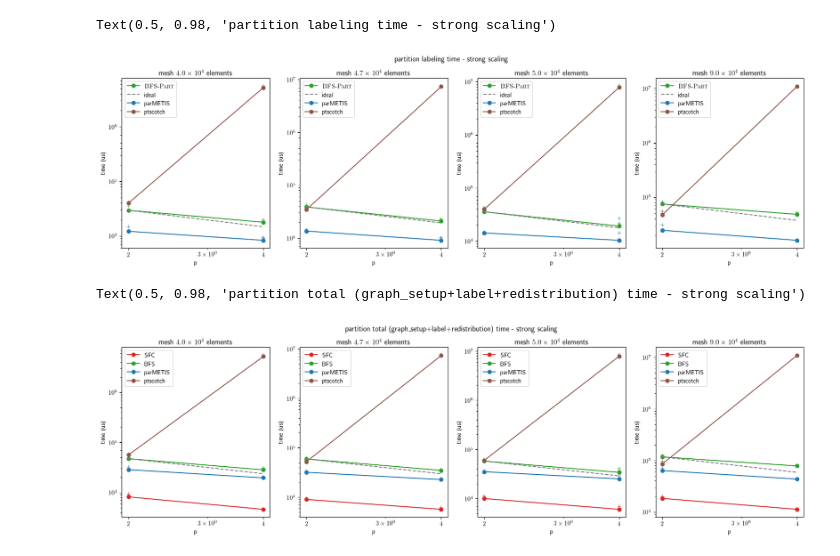
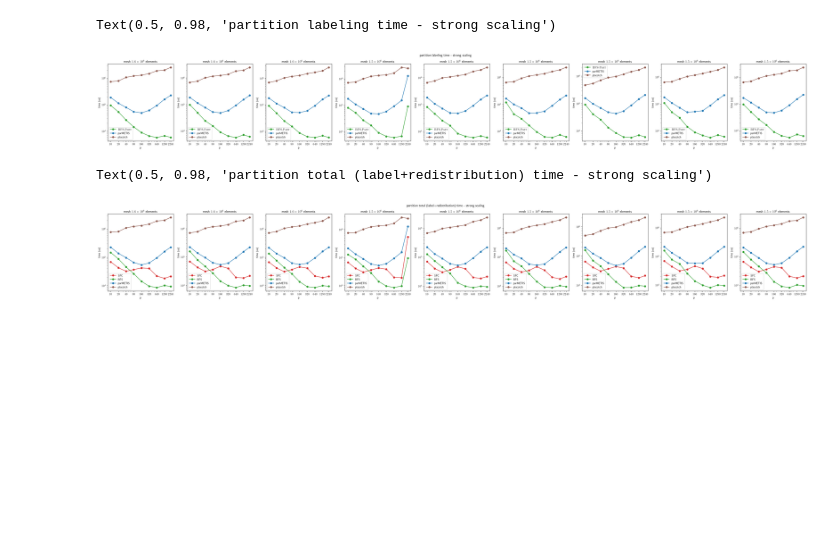
Before and after one commit to paralab/partition, a Jupyter notebook: mpi-cpp/scaling_plot.ipynb, the cells around one changed output. Saved outputs shown, nothing was run; the diff lists cells and outputs as text; code cells hidden in the pictures; blank space fills up the shorter version.

```diff
--- a/mpi-cpp/scaling_plot.ipynb
+++ b/mpi-cpp/scaling_plot.ipynb
@@ -49,7 +49,10 @@ input_file_name = 'results/frontera-scaling-front_bfs-200spmv-2ndlargetet-5rfnrn
 
 # input_file_name = "results/frontera-scaling-front_bfs-200spmv-2ndlargehex-5rfnrnds___2024-08-05__20-35-58.json"
 
-input_file_name = 'test.json'
+# input_file_name = 'results/diffusion_10_largest_tet_5-async-rnds-collective_12guess_1-1max__2025-03-21__12-59-41.json'
+input_file_name = "results/diffusion_10_largest_tet_weighted-vtex-edg__2025-03-24__16-05-49.json"
+input_file_name = "results/diffusion_10_largest_tet_weighted-vtex-edg-0-8epsilon__2025-03-24__18-07-00.json"
+# input_file_name = "results/diffusion_octrees_20rnds__2025-03-24__22-44-12.json"
 # %%
 df = pd.read_json(input_file_name, orient='records',lines=True)
 # print(df)
@@ -118,11 +121,11 @@ for mesh_idx in range(mesh_count):
 
 
 
-    # plotting ideal scaling for BFS
-    min_proc_count = min_df['np'].min()
-    min_proc_BFS_time = min_df[min_df['np'] == min_proc_count].loc[0,'BFS_labeling_time']
-    min_df['BFS_time_ideal_scaling'] = min_proc_BFS_time * (min_proc_count/min_df['np'])
-    axs[mesh_idx].plot(min_df['np'], min_df['BFS_time_ideal_scaling'],color='grey', label=f"ideal", marker='', linestyle='--')
+    # # plotting ideal scaling for BFS
+    # min_proc_count = min_df['np'].min()
+    # min_proc_BFS_time = min_df[min_df['np'] == min_proc_count].loc[0,'BFS_labeling_time']
+    # min_df['BFS_time_ideal_scaling'] = min_proc_BFS_time * (min_proc_count/min_df['np'])
+    # axs[mesh_idx].plot(min_df['np'], min_df['BFS_time_ideal_scaling'],color='grey', label=f"ideal", marker='', linestyle='--')
 
     # plotting parMETIS time
     min_rows = filtered_df.groupby(['np'])['parMETIS_labeling_time'].transform(AGGREGATION_METHOD) == filtered_df['parMETIS_labeling_time']
@@ -137,38 +140,38 @@ for mesh_idx in range(mesh_count):
     axs[mesh_idx].plot(min_df['np'], min_df['ptscotch_labeling_time'],color=plot_colors[3], label=f"ptscotch", marker='o')
 
     # ## Annotate each point with its y value
     # for i in range(len(min_df)):
     #     axs[mesh_idx].annotate(format_scientific_notation_with_superscript(min_df["parMETIS_labeling_time"][i]), (min_df['np'][i], min_df['parMETIS_labeling_time'][i]), textcoords="offset points", xytext=(0,5), ha='center')
 
 
 
 
 
 
-    # plotting individual data points
-    axs[mesh_idx].scatter(filtered_df['np'], filtered_df['BFS_labeling_time'], color=plot_colors[1], marker='+', alpha=0.5, label='_BFS data')
-    axs[mesh_idx].scatter(filtered_df['np'], filtered_df['parMETIS_labeling_time'], color=plot_colors[2], marker='+', alpha=0.5, label='_parMETIS data')
-    axs[mesh_idx].scatter(filtered_df['np'], filtered_df['ptscotch_labeling_time'], color=plot_colors[3], marker='+', alpha=0.5, label='_ptscotch data')
+    # # plotting individual data points
+    # axs[mesh_idx].scatter(filtered_df['np'], filtered_df['BFS_labeling_time'], color=plot_colors[1], marker='+', alpha=0.5, label='_BFS data')
+    # axs[mesh_idx].scatter(filtered_df['np'], filtered_df['parMETIS_labeling_time'], color=plot_colors[2], marker='+', alpha=0.5, label='_parMETIS data')
+    # axs[mesh_idx].scatter(filtered_df['np'], filtered_df['ptscotch_labeling_time'], color=plot_colors[3], marker='+', alpha=0.5, label='_ptscotch data')
 
 
 
 
     axs[mesh_idx].set_xscale('log')
     axs[mesh_idx].set_yscale('log')
     axs[mesh_idx].set_xticks(filtered_df['np'].unique())
     axs[mesh_idx].get_xaxis().set_major_formatter(ScalarFormatter())
 
     axs[mesh_idx].set_title("mesh   "+   format_scientific_notation_with_superscript(element_count)+ " elements")
     axs[mesh_idx].set_xlabel('p')
     axs[mesh_idx].set_ylabel('time (us)')
 
 
 
     axs[mesh_idx].legend()
 fig.suptitle('partition labeling time - strong scaling')
 # %% [output]
 Text(0.5, 0.98, 'partition labeling time - strong scaling')
-[figure, old version]
+[figure, new version]
 # %%
 fig, axs = plt.subplots(1, mesh_count, figsize=(5*mesh_count, 5))
 
@@ -181,9 +184,9 @@ for mesh_idx in range(mesh_count):
     filtered_df.reset_index(drop=True, inplace=True)
     element_count = filtered_df.loc[0, 'n']
 
-    filtered_df['BFS_total_time'] = filtered_df['graph_setup_time'] + filtered_df['BFS_labeling_time']  + filtered_df['BFS_redistribution_time']
-    filtered_df['parMETIS_total_time'] = filtered_df['graph_setup_time'] + filtered_df['parMETIS_labeling_time']  + filtered_df['parMETIS_redistribution_time']
-    filtered_df['ptscotch_total_time'] = filtered_df['graph_setup_time'] + filtered_df['ptscotch_labeling_time']  + filtered_df['ptscotch_redistribution_time']
+    filtered_df['BFS_total_time'] = filtered_df['BFS_labeling_time']  + filtered_df['BFS_redistribution_time']
+    filtered_df['parMETIS_total_time'] = filtered_df['parMETIS_labeling_time']  + filtered_df['parMETIS_redistribution_time']
+    filtered_df['ptscotch_total_time'] = filtered_df['ptscotch_labeling_time']  + filtered_df['ptscotch_redistribution_time']
 
     # filtered_df['BFS_total_time'] = filtered_df['BFS_labeling_time']  + filtered_df['BFS_redistribution_time']
     # filtered_df['parMETIS_total_time'] = filtered_df['parMETIS_labeling_time']  + filtered_df['parMETIS_redistribution_time']
@@ -202,11 +205,11 @@ for mesh_idx in range(mesh_count):
     min_df.reset_index(drop=True, inplace=True)
     axs[mesh_idx].plot(min_df['np'], min_df['BFS_total_time'],color=plot_colors[1], label=f"BFS", marker='o')
 
-    # plotting ideal scaling for BFS
-    min_proc_count = min_df['np'].min()
-    min_proc_BFS_time = min_df[min_df['np'] == min_proc_count].loc[0,'BFS_total_time']
-    min_df['BFS_total_time_ideal_scaling'] = min_proc_BFS_time * (min_proc_count/min_df['np'])
-    axs[mesh_idx].plot(min_df['np'], min_df['BFS_total_time_ideal_scaling'],color='grey', label=f"_ideal", marker='', linestyle='--')
+    # # plotting ideal scaling for BFS
+    # min_proc_count = min_df['np'].min()
+    # min_proc_BFS_time = min_df[min_df['np'] == min_proc_count].loc[0,'BFS_total_time']
+    # min_df['BFS_total_time_ideal_scaling'] = min_proc_BFS_time * (min_proc_count/min_df['np'])
+    # axs[mesh_idx].plot(min_df['np'], min_df['BFS_total_time_ideal_scaling'],color='grey', label=f"_ideal", marker='', linestyle='--')
 
     # plotting parMETIS time
     min_rows = filtered_df.groupby(['np'])['parMETIS_total_time'].transform(AGGREGATION_METHOD) == filtered_df['parMETIS_total_time']
@@ -222,11 +225,11 @@ for mesh_idx in range(mesh_count):
 
 
 
-    # plotting individual data points
-    axs[mesh_idx].scatter(filtered_df['np'], filtered_df['SFC_morton_partition_time'], color=plot_colors[0], marker='+', alpha=0.5, label='_SFC data')
-    axs[mesh_idx].scatter(filtered_df['np'], filtered_df['BFS_total_time'], color=plot_colors[1], marker='+', alpha=0.5, label='_BFS data')
-    axs[mesh_idx].scatter(filtered_df['np'], filtered_df['parMETIS_total_time'], color=plot_colors[2], marker='+', alpha=0.5, label='_parMETIS data')
-    axs[mesh_idx].scatter(filtered_df['np'], filtered_df['ptscotch_total_time'], color=plot_colors[3], marker='+', alpha=0.5, label='_ptscotch data')
+    # # plotting individual data points
+    # axs[mesh_idx].scatter(filtered_df['np'], filtered_df['SFC_morton_partition_time'], color=plot_colors[0], marker='+', alpha=0.5, label='_SFC data')
+    # axs[mesh_idx].scatter(filtered_df['np'], filtered_df['BFS_total_time'], color=plot_colors[1], marker='+', alpha=0.5, label='_BFS data')
+    # axs[mesh_idx].scatter(filtered_df['np'], filtered_df['parMETIS_total_time'], color=plot_colors[2], marker='+', alpha=0.5, label='_parMETIS data')
+    # axs[mesh_idx].scatter(filtered_df['np'], filtered_df['ptscotch_total_time'], color=plot_colors[3], marker='+', alpha=0.5, label='_ptscotch data')
 
 
 
@@ -245,7 +248,7 @@ for mesh_idx in range(mesh_count):
 
 
     axs[mesh_idx].legend()
-fig.suptitle('partition total (graph_setup+label+redistribution) time - strong scaling')
+fig.suptitle('partition total (label+redistribution) time - strong scaling')
 # %% [output]
-Text(0.5, 0.98, 'partition total (graph_setup+label+redistribution) time - strong scaling')
+Text(0.5, 0.98, 'partition total (label+redistribution) time - strong scaling')
-[figure, old version]
+[figure, new version]
```
Also changed, not shown: 2 other files.
